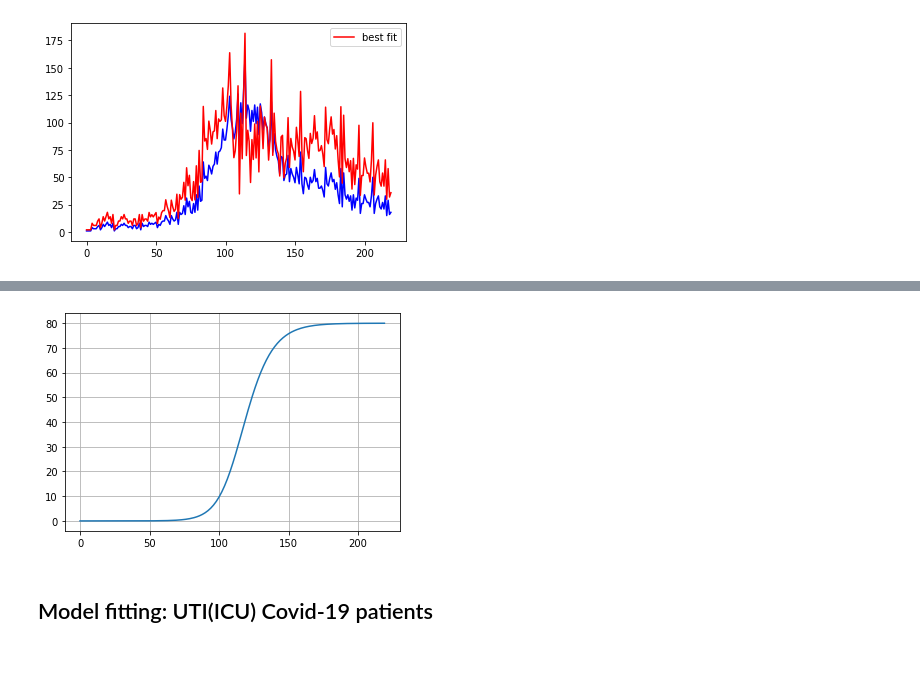
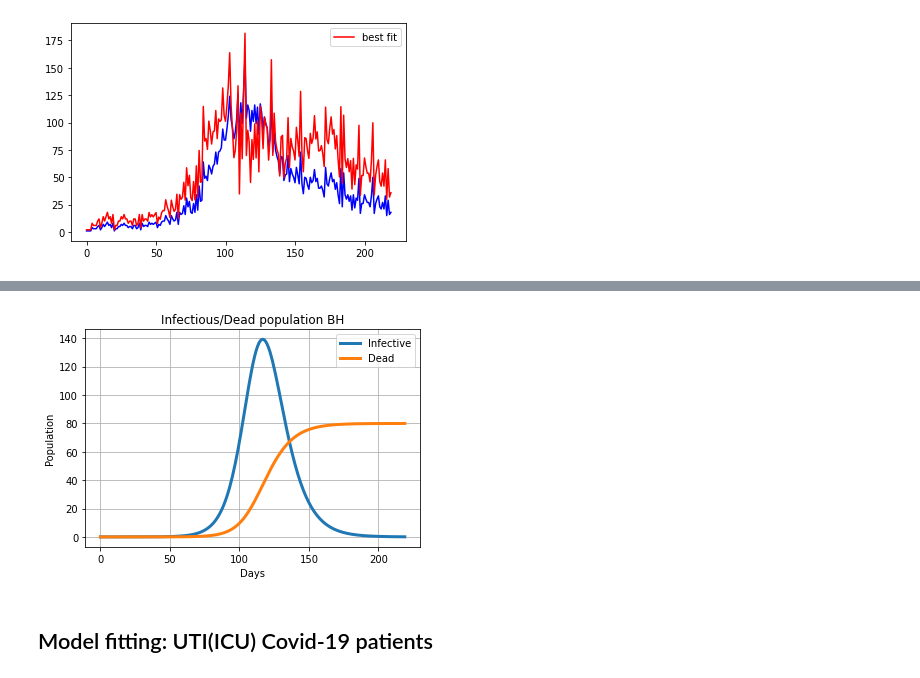
Before and after one commit to raydangaspar/tcc_covid-19, a Jupyter notebook: notebooks/seird.ipynb, the cells around one changed output, grey strips where cells are left out. Drawn from its saved outputs; the diff is of its cells as text; code cells hidden in the pictures.

```diff
--- a/notebooks/seird.ipynb
+++ b/notebooks/seird.ipynb
@@ -148,8 +147,7 @@ plt.grid('True')
-# %%
-plt.plot(x, dD)
-plt.grid('True')
-# %% [output]
-[figure, removed]
+# %%
+inf_dead(x, dI, dD)
+# %% [output]
+[figure, added]
 # %% [markdown]
 ## Model fitting: UTI(ICU) Covid-19 patients
 # %%
```
Also changed, not shown: parts of 8 cells of this notebook.
